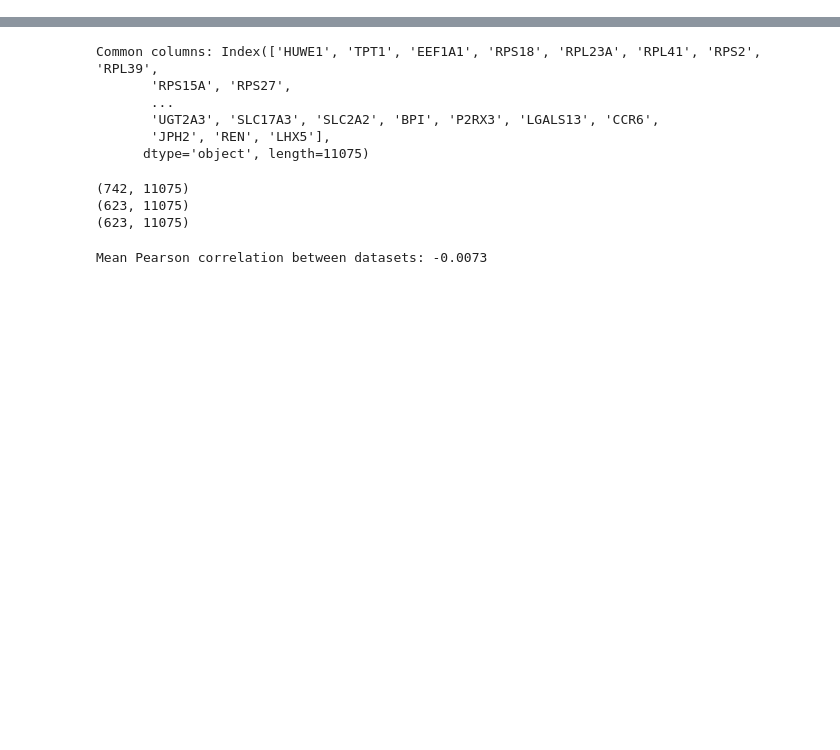
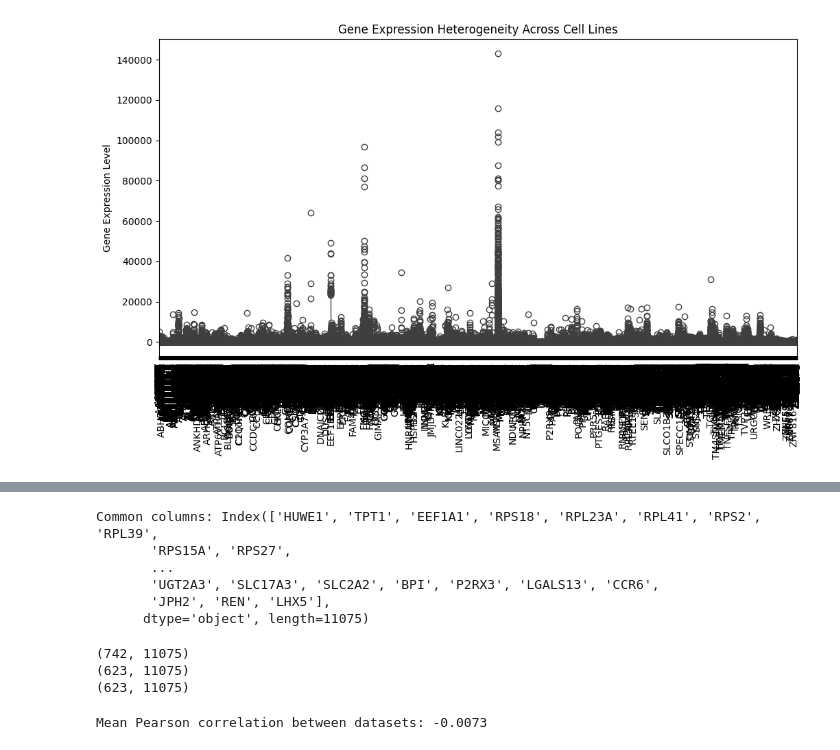
Before and after one commit to oskarboesch/ml-project-2-lol-ml, a Jupyter notebook: src/notebooks/Ethics.ipynb, the cells around one changed output, grey strips where cells are left out. Drawn from its saved outputs; the diff is of its cells as text; code cells hidden in the pictures; blank space fills up the shorter version.

```diff
--- a/src/notebooks/Ethics.ipynb
+++ b/src/notebooks/Ethics.ipynb
@@ -14,3 +14,12 @@ from utils import load_data
 from sklearn.preprocessing import StandardScaler
 data_train, data_test , targets= load_data(raw=True)
 scaler = StandardScaler()
+# %%
+data = data_train.iloc[1:, 1:]
+# Calculate per-gene standard deviation (SD) and variance
+gene_variance = data.var(axis=1)
+gene_std = data.std(axis=1)
+
+# Display genes with the highest heterogeneity
+heterogeneous_genes = gene_variance.sort_values(ascending=False)
+print(heterogeneous_genes.head(10))  # Top 10 genes with highest variance
@@ -16,0 +59,13 @@ scaler = StandardScaler()
+# %%
+import seaborn as sns
+import matplotlib.pyplot as plt
+
+# Boxplot for gene expression across cell lines
+plt.figure(figsize=(12, 6))
+sns.boxplot(data=data)
+plt.xticks(rotation=90)
+plt.title("Gene Expression Heterogeneity Across Cell Lines")
+plt.ylabel("Gene Expression Level")
+plt.show()
+# %% [output]
+[figure, added]
```
Also changed, not shown: parts of 6 cells of this notebook, 1 other file.
